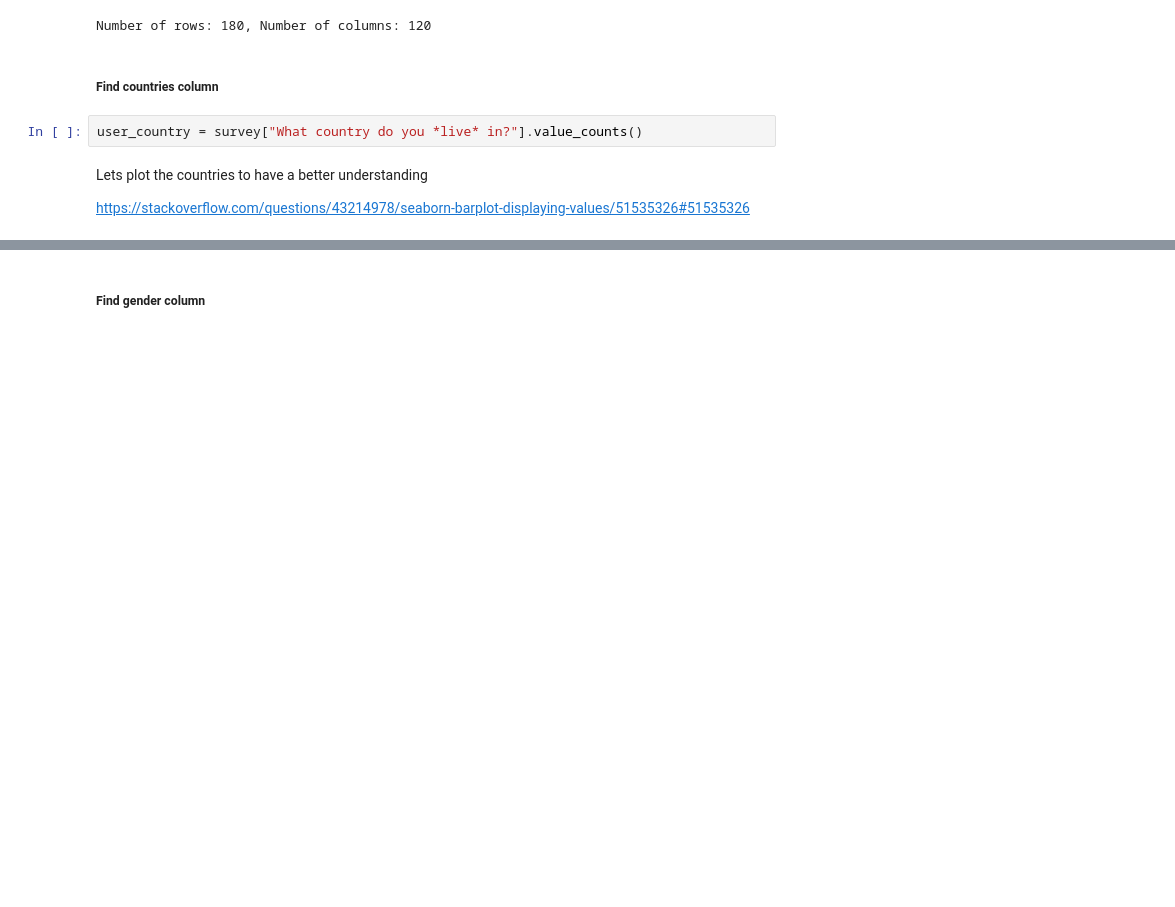
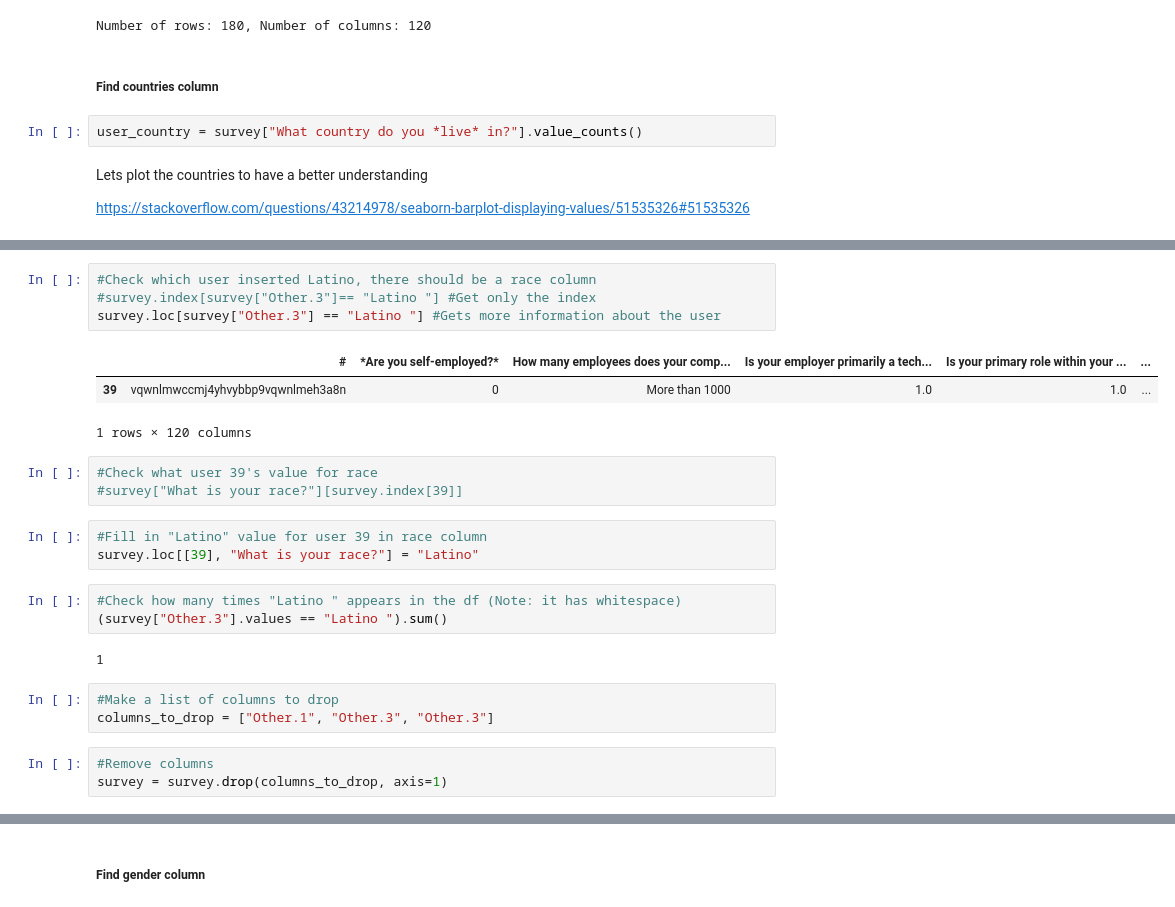
Before and after one commit to MarkJasonE/MentalHealthInTech, a Jupyter notebook: Mental Health In Tech - OSMI 2020.ipynb, the cells around one changed output, grey strips where cells are left out. Drawn from its saved outputs; the diff is of its cells as text; blank space fills up the shorter version.

```diff
--- a/Mental Health In Tech - OSMI 2020.ipynb
+++ b/Mental Health In Tech - OSMI 2020.ipynb
@@ -88,0 +113,25 @@ show_values_on_bars(sns_country, "h", 0.3)
+# %%
+#Check which user inserted Latino, there should be a race column
+#survey.index[survey["Other.3"]== "Latino "] #Get only the index
+survey.loc[survey["Other.3"] == "Latino "] #Gets more information about the user
+# %% [output]
+|  | # | *Are you self-employed?* | How many employees does your comp... | Is your employer primarily a tech... | Is your primary role within your ... | ... |
+| 39 | vqwnlmwccmj4yhvybbp9vqwnlmeh3a8n | 0 | More than 1000 | 1.0 | 1.0 | ... |
+1 rows × 120 columns
+# %%
+#Check what user 39's value for race
+#survey["What is your race?"][survey.index[39]]
+# %%
+#Fill in "Latino" value for user 39 in race column
+survey.loc[[39], "What is your race?"] = "Latino"
+# %%
+#Check how many times "Latino " appears in the df (Note: it has whitespace)
+(survey["Other.3"].values == "Latino ").sum()
+# %% [output]
+1
+# %%
+#Make a list of columns to drop
+columns_to_drop = ["Other.1", "Other.3", "Other.3"]
+# %%
+#Remove columns
+survey = survey.drop(columns_to_drop, axis=1)
```
Also changed, not shown: parts of 21 cells of this notebook.
